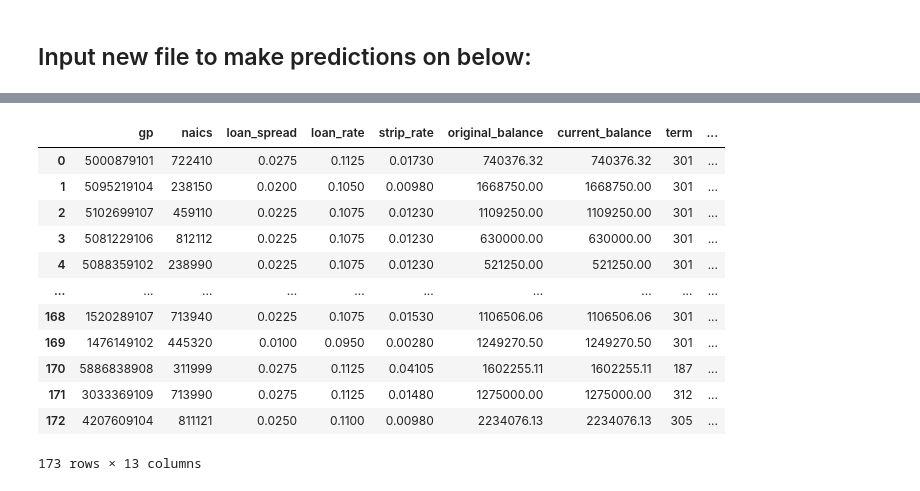
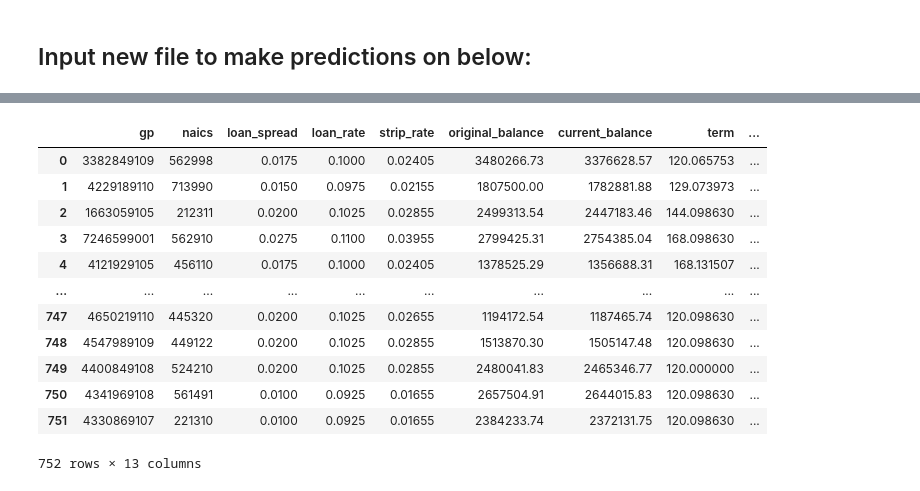
Before and after one commit to laramiedunlap/workstation_transfers, a Jupyter notebook: valuation_model/notebooks/model_production.ipynb, the cells around one changed output, grey strips where cells are left out. Drawn from its saved outputs; the diff is of its cells as text; code cells hidden in the pictures.

```diff
--- a/valuation_model/notebooks/model_production.ipynb
+++ b/valuation_model/notebooks/model_production.ipynb
@@ -234,22 +249,6 @@ fhn[fhn['CodeText'].isna()]
 # %%
-fhn.loc[fhn['naics']==447110,'CodeText'] = 'Gasoline Stations with Convenience Stores'
-fhn.loc[fhn['naics']==445310,'CodeText'] = 'Beer, Wine, and Liquor Stores'
-fhn.loc[fhn['naics']==811100,'CodeText'] = 'Not a Valid NAICS Code'
-fhn.loc[fhn['naics']==457117,'CodeText'] = 'Not a Valid NAICS Code'
-fhn.loc[fhn['naics']==0,'CodeText'] = 'Not a Valid NAICS Code'
+val_gps.loc[val_gps['naics']==447110,'CodeText'] = 'Gasoline Stations with Convenience Stores'
+val_gps.loc[val_gps['naics']==445310,'CodeText'] = 'Beer, Wine, and Liquor Stores'
+val_gps.loc[val_gps['naics']==811100,'CodeText'] = 'Not a Valid NAICS Code'
+val_gps.loc[val_gps['naics']==457117,'CodeText'] = 'Not a Valid NAICS Code'
+val_gps.loc[val_gps['naics']==0,'CodeText'] = 'Not a Valid NAICS Code'
-# %%
-fhn
-# %% [output]
-|  | gp | naics | loan_spread | loan_rate | strip_rate | original_balance | current_balance | term | ... |
-| 0 | 5000879101 | 722410 | 0.0275 | 0.1125 | 0.01730 | 740376.32 | 740376.32 | 301 | ... |
-| 1 | 5095219104 | 238150 | 0.0200 | 0.1050 | 0.00980 | 1668750.00 | 1668750.00 | 301 | ... |
-| 2 | 5102699107 | 459110 | 0.0225 | 0.1075 | 0.01230 | 1109250.00 | 1109250.00 | 301 | ... |
-| 3 | 5081229106 | 812112 | 0.0225 | 0.1075 | 0.01230 | 630000.00 | 630000.00 | 301 | ... |
-| 4 | 5088359102 | 238990 | 0.0225 | 0.1075 | 0.01230 | 521250.00 | 521250.00 | 301 | ... |
-| ... | ... | ... | ... | ... | ... | ... | ... | ... | ... |
-| 168 | 1520289107 | 713940 | 0.0225 | 0.1075 | 0.01530 | 1106506.06 | 1106506.06 | 301 | ... |
-| 169 | 1476149102 | 445320 | 0.0100 | 0.0950 | 0.00280 | 1249270.50 | 1249270.50 | 301 | ... |
-| 170 | 5886838908 | 311999 | 0.0275 | 0.1125 | 0.04105 | 1602255.11 | 1602255.11 | 187 | ... |
-| 171 | 3033369109 | 713990 | 0.0275 | 0.1125 | 0.01480 | 1275000.00 | 1275000.00 | 312 | ... |
-| 172 | 4207609104 | 811121 | 0.0250 | 0.1100 | 0.00980 | 2234076.13 | 2234076.13 | 305 | ... |
-173 rows × 13 columns
@@ -257,0 +255,16 @@ fhn.to_csv('../data/predictions/fhn_predictions.csv')
+# %%
+val_gps
+# %% [output]
+|  | gp | naics | loan_spread | loan_rate | strip_rate | original_balance | current_balance | term | ... |
+| 0 | 3382849109 | 562998 | 0.0175 | 0.1000 | 0.02405 | 3480266.73 | 3376628.57 | 120.065753 | ... |
+| 1 | 4229189110 | 713990 | 0.0150 | 0.0975 | 0.02155 | 1807500.00 | 1782881.88 | 129.073973 | ... |
+| 2 | 1663059105 | 212311 | 0.0200 | 0.1025 | 0.02855 | 2499313.54 | 2447183.46 | 144.098630 | ... |
+| 3 | 7246599001 | 562910 | 0.0275 | 0.1100 | 0.03955 | 2799425.31 | 2754385.04 | 168.098630 | ... |
+| 4 | 4121929105 | 456110 | 0.0175 | 0.1000 | 0.02405 | 1378525.29 | 1356688.31 | 168.131507 | ... |
+| ... | ... | ... | ... | ... | ... | ... | ... | ... | ... |
+| 747 | 4650219110 | 445320 | 0.0200 | 0.1025 | 0.02655 | 1194172.54 | 1187465.74 | 120.098630 | ... |
+| 748 | 4547989109 | 449122 | 0.0200 | 0.1025 | 0.02855 | 1513870.30 | 1505147.48 | 120.098630 | ... |
+| 749 | 4400849108 | 524210 | 0.0200 | 0.1025 | 0.02855 | 2480041.83 | 2465346.77 | 120.000000 | ... |
+| 750 | 4341969108 | 561491 | 0.0100 | 0.0925 | 0.01655 | 2657504.91 | 2644015.83 | 120.098630 | ... |
+| 751 | 4330869107 | 221310 | 0.0100 | 0.0925 | 0.01655 | 2384233.74 | 2372131.75 | 120.098630 | ... |
+752 rows × 13 columns
```
Also changed, not shown: parts of 12 cells of this notebook, 5 other files.
